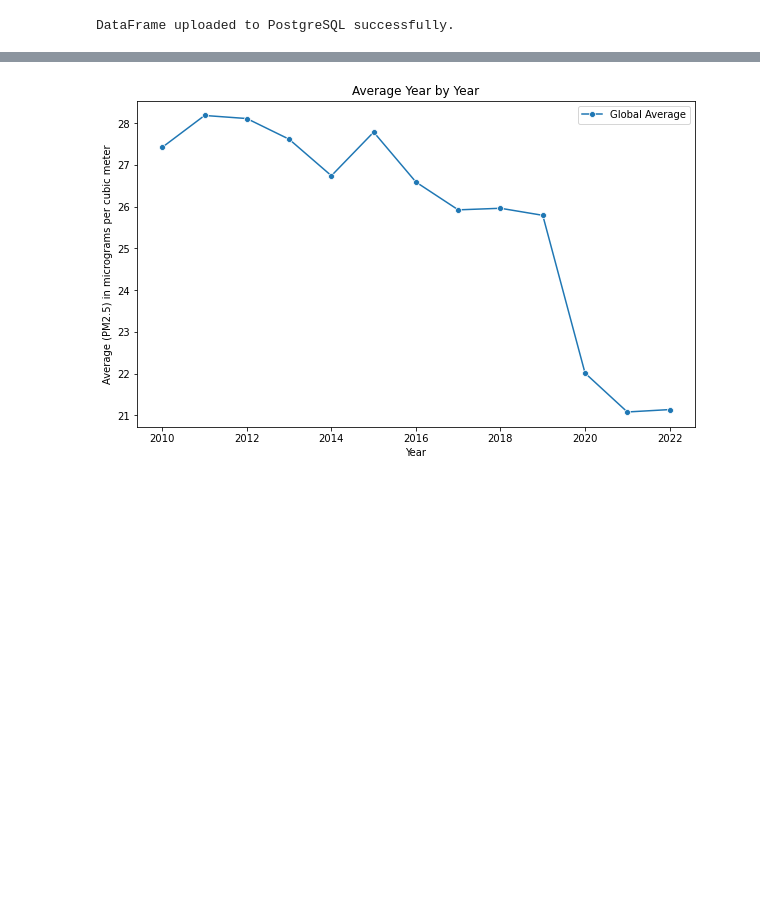
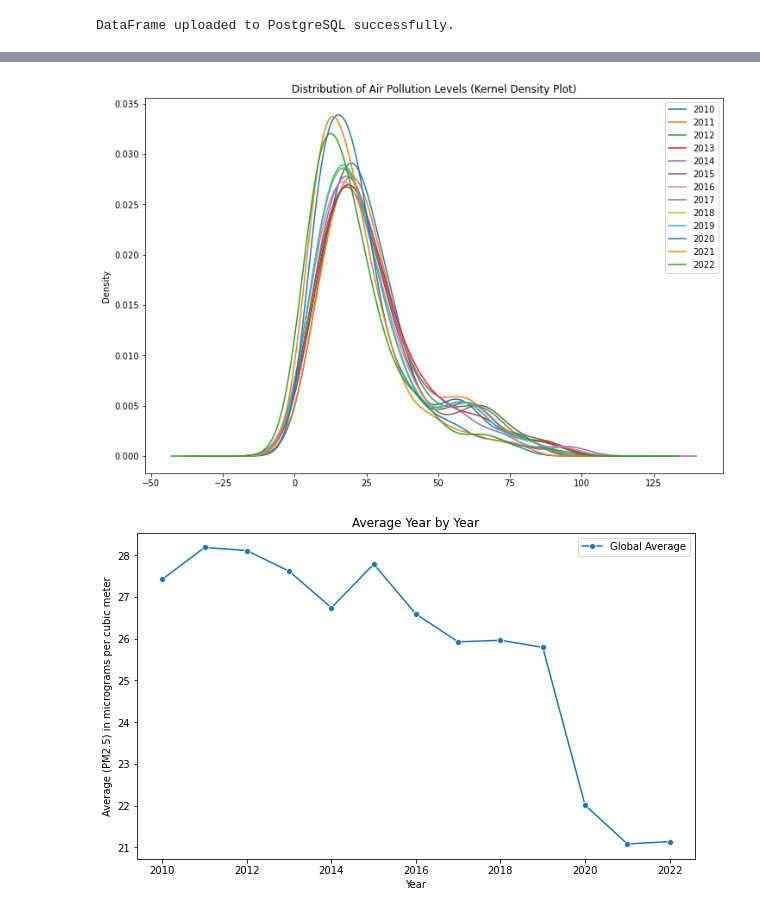
Before and after one commit to BrianRiera/CA_Database-Analytics, a Jupyter notebook: air_pollution..ipynb, the cells around one changed output, grey strips where cells are left out. Drawn from its saved outputs; the diff is of its cells as text; code cells hidden in the pictures; blank space fills up the shorter version.

```diff
--- a/air_pollution..ipynb
+++ b/air_pollution..ipynb
@@ -375,3 +467,10 @@ Index(['Country or Area',              2010,              2011,
+# %%
+# Kernel density plot for each year
+air_poll_years.plot(kind='kde', figsize=(12, 8))
+plt.title('Distribution of Air Pollution Levels (Kernel Density Plot)')
+plt.show()
+# %% [output]
+[figure, added]
 # %%
 yearly_average = air_poll_df[list(range(2010, 2023))].mean()
 
```
Also changed, not shown: parts of 13 cells of this notebook.
